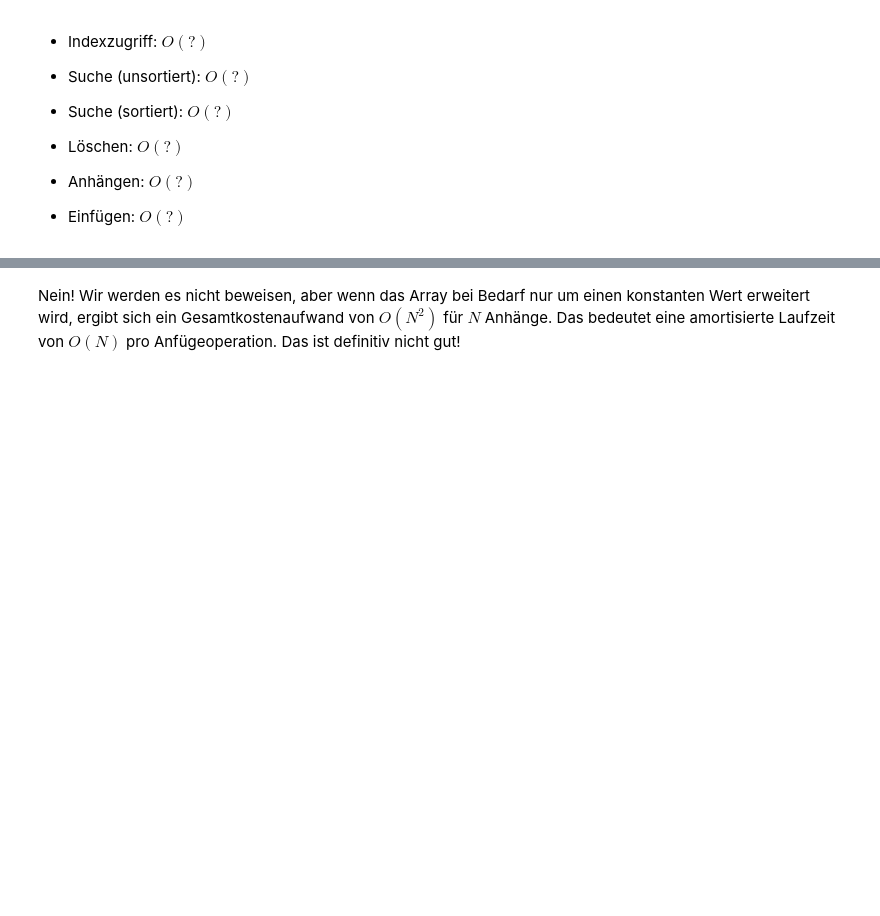
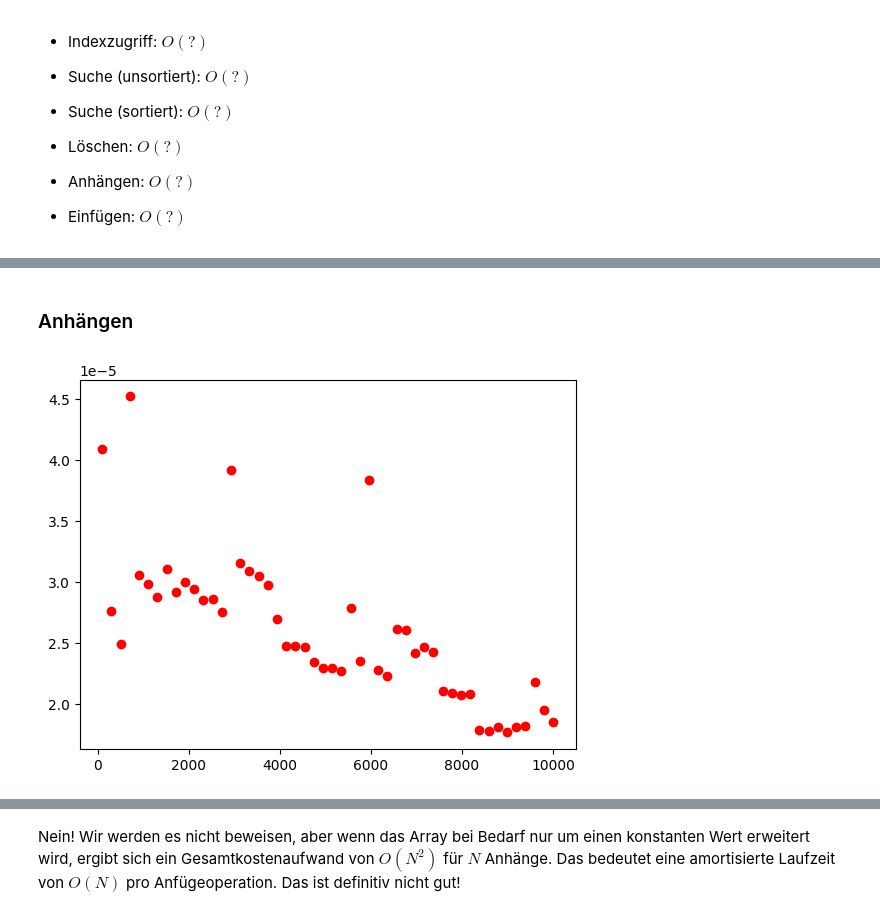
Before and after one commit to arthurvetter/algorithmenunddatenstrukturen, a Jupyter notebook: 06-array-list.ipynb, the cells around one changed output, grey strips where cells are left out. Saved outputs shown, nothing was run; the diff lists cells and outputs as text; code cells hidden in the pictures; blank space fills up the shorter version.

```diff
--- a/06-array-list.ipynb
+++ b/06-array-list.ipynb
@@ -272,0 +295,13 @@ len(l)
+# %% [markdown]
+### Anhängen
+# %%
+ns = np.linspace(100, 10000, 50, dtype=int)
+
+ts = [timeit('lst.append(None)',
+             setup=f'lst = list(range({n}))',
+             number=1000)
+      for n in ns]
+
+plt.plot(ns, ts, 'ro');
+# %% [output]
+[figure, added]
```
Also changed, not shown: parts of 13 cells of this notebook.
